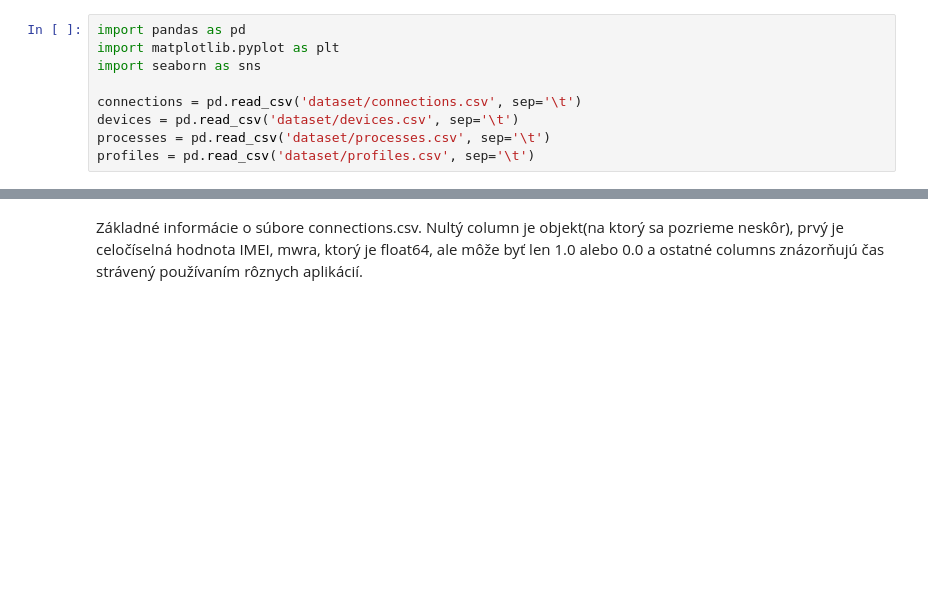
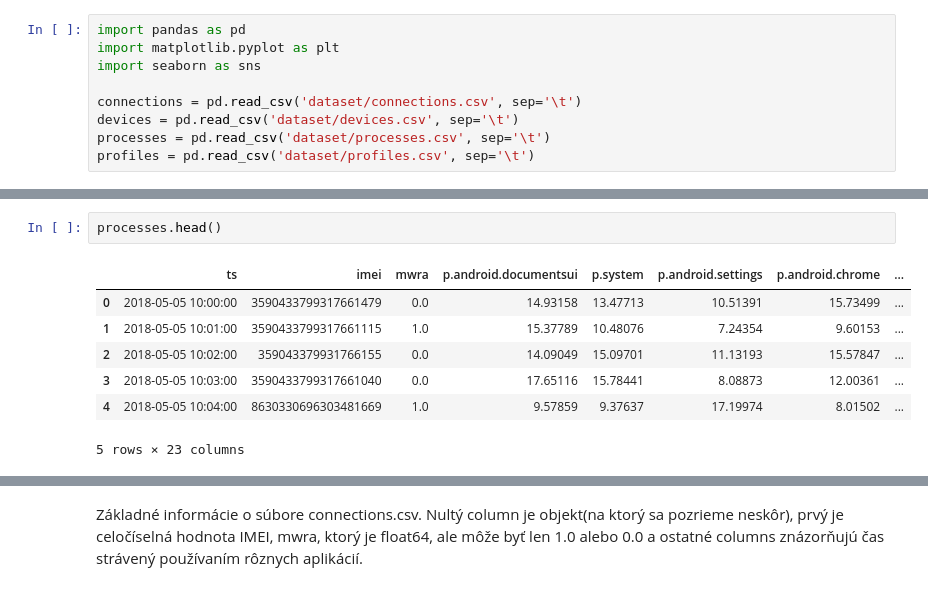
Before and after one commit to RikoAppDev/iau-course-assignments, a Jupyter notebook: zadanie.ipynb, the cells around one changed output, grey strips where cells are left out. Saved outputs shown, nothing was run; the diff lists cells and outputs as text; blank space fills up the shorter version.

```diff
--- a/zadanie.ipynb
+++ b/zadanie.ipynb
@@ -13,0 +39,10 @@ Import vsetkych potrebnych kniznic a acitavanie vsetkych suborov csv z datasetu
+# %%
+processes.head()
+# %% [output]
+|  | ts | imei | mwra | p.android.documentsui | p.system | p.android.settings | p.android.chrome | ... |
+| 0 | 2018-05-05 10:00:00 | 3590433799317661479 | 0.0 | 14.93158 | 13.47713 | 10.51391 | 15.73499 | ... |
+| 1 | 2018-05-05 10:01:00 | 3590433799317661115 | 1.0 | 15.37789 | 10.48076 | 7.24354 | 9.60153 | ... |
+| 2 | 2018-05-05 10:02:00 | 359043379931766155 | 0.0 | 14.09049 | 15.09701 | 11.13193 | 15.57847 | ... |
+| 3 | 2018-05-05 10:03:00 | 3590433799317661040 | 0.0 | 17.65116 | 15.78441 | 8.08873 | 12.00361 | ... |
+| 4 | 2018-05-05 10:04:00 | 8630330696303481669 | 1.0 | 9.57859 | 9.37637 | 17.19974 | 8.01502 | ... |
+5 rows × 23 columns
```
Also changed, not shown: parts of 23 cells of this notebook.
